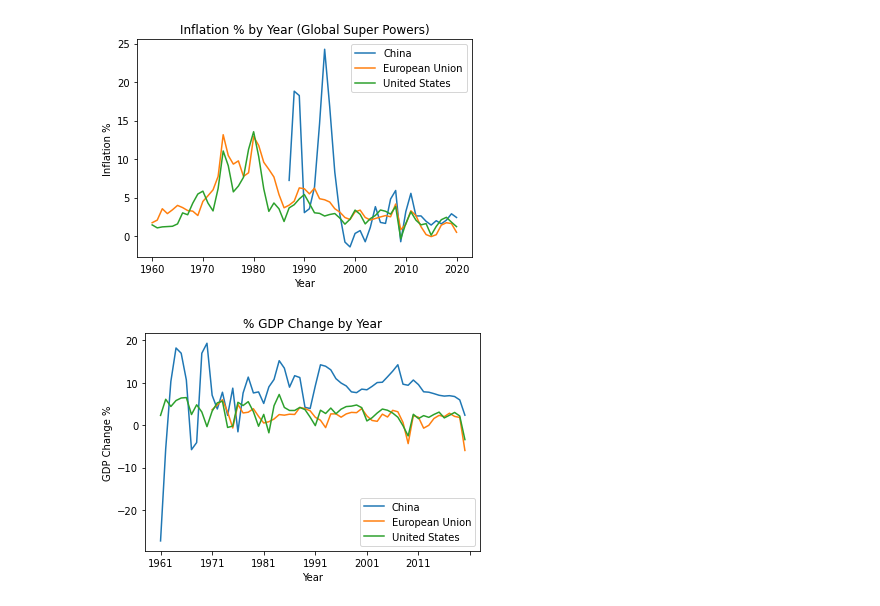
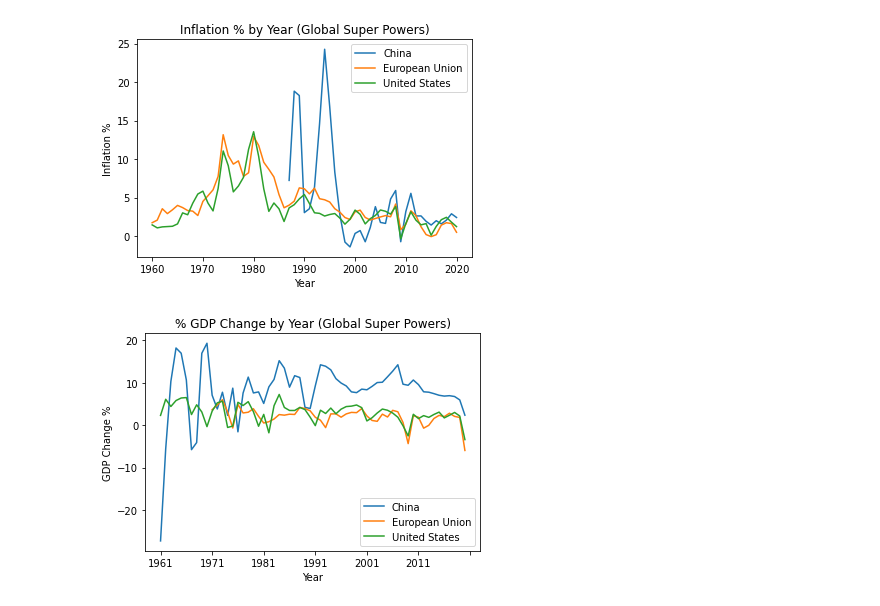
Before and after one commit to ahadh762/Pandas-Group-Exercise, a Jupyter notebook: Economy & Health.ipynb, the cells around one changed output. Drawn from its saved outputs; the diff is of its cells as text; code cells hidden in the pictures.

Commit message:
Fixed title on GDP graph

```diff
--- a/Economy & Health.ipynb
+++ b/Economy & Health.ipynb
@@ -43,27 +43,27 @@ plt.show()
 # %%
 df = pd.read_excel('GDP_Growth_Rate.xlsx')
 df.drop([0,1,2], axis=0, inplace=True)
 df.drop('_63',axis=1,inplace=True)
 df.drop('_2',axis=1,inplace=True)
 year = 1961
 for i in range (3,63):
     df=df.rename(columns={f"_{i}":f"{year}"})
     year+=1
 
 template = df.copy()  # Make a copy of the dataframe with all the changes I made so I don't have to do it again
 
 df = df[(df['Data Source'] == 'United States') | (df['Data Source'] == 'China') | (df['Data Source'] == 'European Union')]
 df = df.T
 
 df.drop(['Data Source','World Development Indicators','Column1','_1'], axis=0, inplace=True)
 df.rename(columns={255:"United States",44:"China", 77:"European Union"},inplace=True)
 
-ax = df.plot(title = '% GDP Change by Year',kind='line')
+ax = df.plot(title = '% GDP Change by Year (Global Super Powers)',kind='line')
 ax.set_xlabel('Year')
 ax.set_ylabel('GDP Change %')
 plt.show()
 # %% [output]
-[figure, old version]
+[figure, new version]
 # %%
 df = template.copy()
 df = df[(df['Data Source'] == 'United States') | (df['Data Source'] == 'World')]
```
Also changed, not shown: parts of 1 cell of this notebook.
